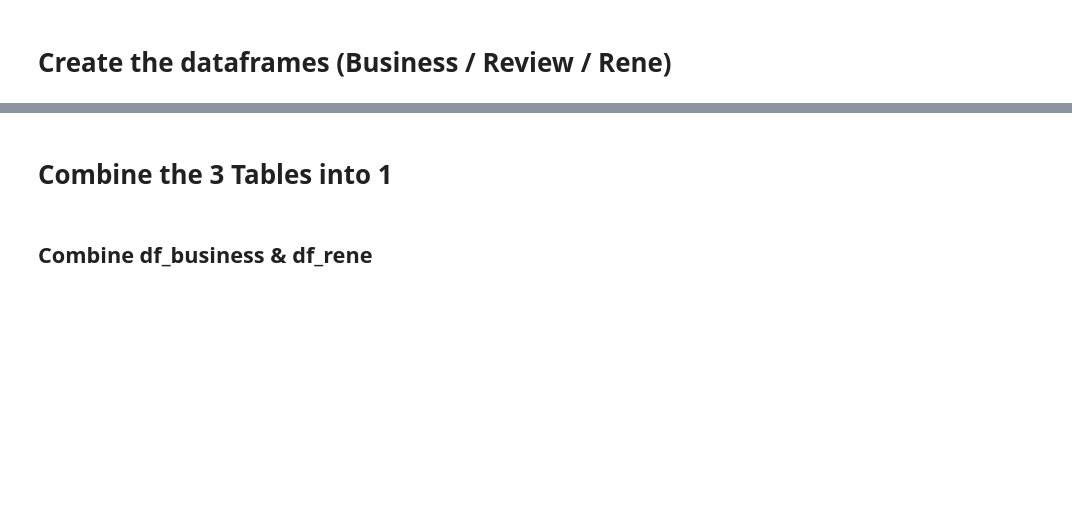
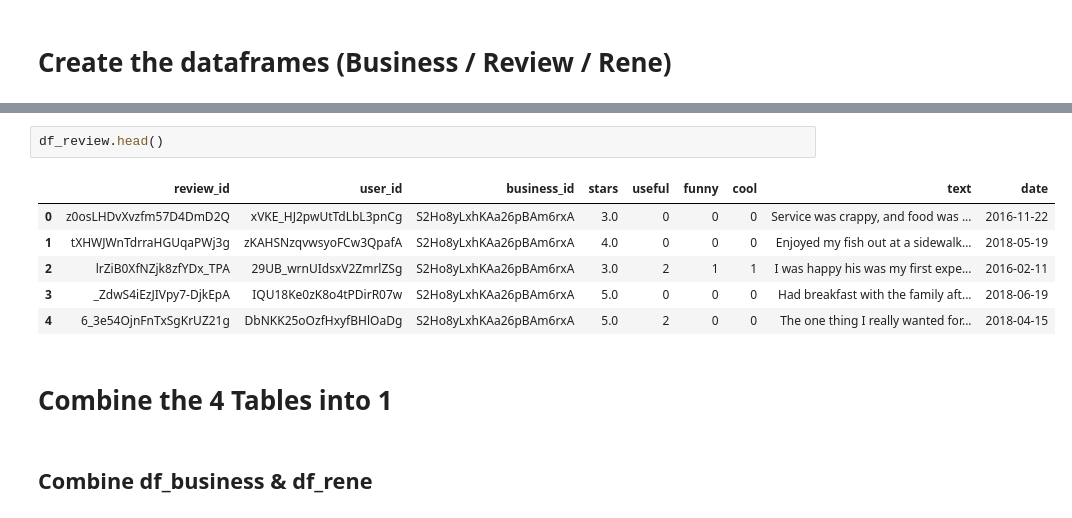
Before and after one commit to SandunKanan/yelp-review-nlp, a Jupyter notebook: data_preprocess.ipynb, the cells around one changed output, grey strips where cells are left out. Cells and saved outputs as stored; diff of their text form; blank space fills up the shorter version.

```diff
--- a/data_preprocess.ipynb
+++ b/data_preprocess.ipynb
@@ -53,5 +108,14 @@ df_rene = pd.read_csv('notebooks/csv/avg_stars10m_radius.csv')
+# %%
+df_review.head()
+# %% [output]
+|  | review_id | user_id | business_id | stars | useful | funny | cool | text | date |
+| 0 | z0osLHDvXvzfm57D4DmD2Q | xVKE_HJ2pwUtTdLbL3pnCg | S2Ho8yLxhKAa26pBAm6rxA | 3.0 | 0 | 0 | 0 | Service was crappy, and food was ... | 2016-11-22 |
+| 1 | tXHWJWnTdrraHGUqaPWj3g | zKAHSNzqvwsyoFCw3QpafA | S2Ho8yLxhKAa26pBAm6rxA | 4.0 | 0 | 0 | 0 | Enjoyed my fish out at a sidewalk... | 2018-05-19 |
+| 2 | lrZiB0XfNZjk8zfYDx_TPA | 29UB_wrnUIdsxV2ZmrlZSg | S2Ho8yLxhKAa26pBAm6rxA | 3.0 | 2 | 1 | 1 | I was happy his was my first expe... | 2016-02-11 |
+| 3 | _ZdwS4iEzJIVpy7-DjkEpA | IQU18Ke0zK8o4tPDirR07w | S2Ho8yLxhKAa26pBAm6rxA | 5.0 | 0 | 0 | 0 | Had breakfast with the family aft... | 2018-06-19 |
+| 4 | 6_3e54OjnFnTxSgKrUZ21g | DbNKK25oOzfHxyfBHlOaDg | S2Ho8yLxhKAa26pBAm6rxA | 5.0 | 2 | 0 | 0 | The one thing I really wanted for... | 2018-04-15 |
 # %% [markdown]
-# Combine the 3 Tables into 1
+# Combine the 4 Tables into 1
 # %% [markdown]
 ## Combine df_business & df_rene
 # %%
```
Also changed, not shown: parts of 25 cells of this notebook, 4 other files.
